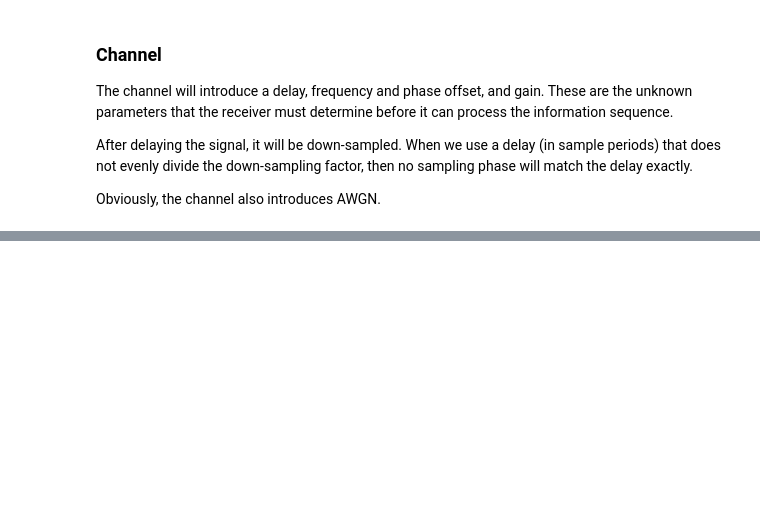
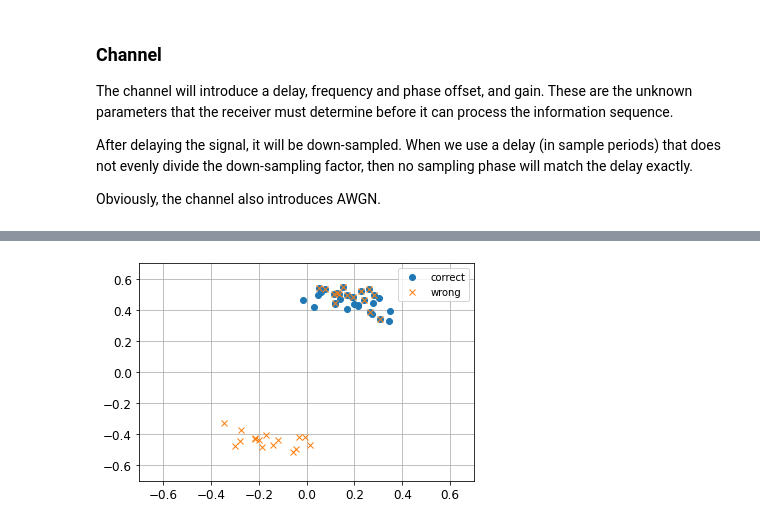
Before and after one commit to bepepa/digital_comms, a Jupyter notebook: 060_initial_synch.ipynb, the cells around one changed output, grey strips where cells are left out. Drawn from its saved outputs; the diff is of its cells as text; code cells hidden in the pictures; blank space fills up the shorter version.

```diff
--- a/060_initial_synch.ipynb
+++ b/060_initial_synch.ipynb
@@ -436,0 +562,16 @@ np.sum(hh[::4]**2)
+# %%
+## check that we have the correct samples for the preamble.
+ZZ = Z[1, 13:44]
+ZZ_pn = ZZ * pn.conj()
+ZZ_wrong = Z[1, 14:45] * pn.conj()
+
+plt.plot(np.real(ZZ_pn), np.imag(ZZ_pn), 'o', label='correct')
+plt.plot(np.real(ZZ_wrong), np.imag(ZZ_wrong), 'x', label='wrong')
+plt.grid()
+plt.xlim(-0.7, 0.7)
+plt.ylim(-0.7, 0.7)
+plt.legend()
+
+plt.show()
+# %% [output]
+[figure, added]
```
Also changed, not shown: parts of 27 cells of this notebook.
